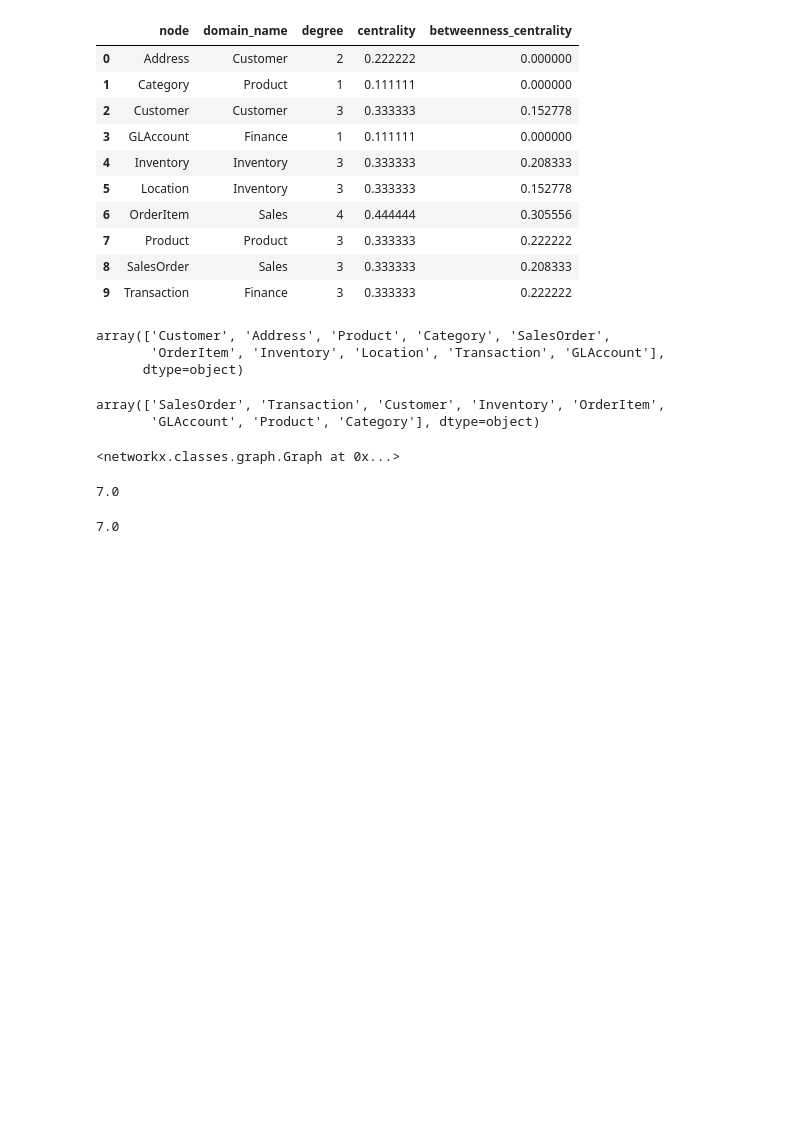
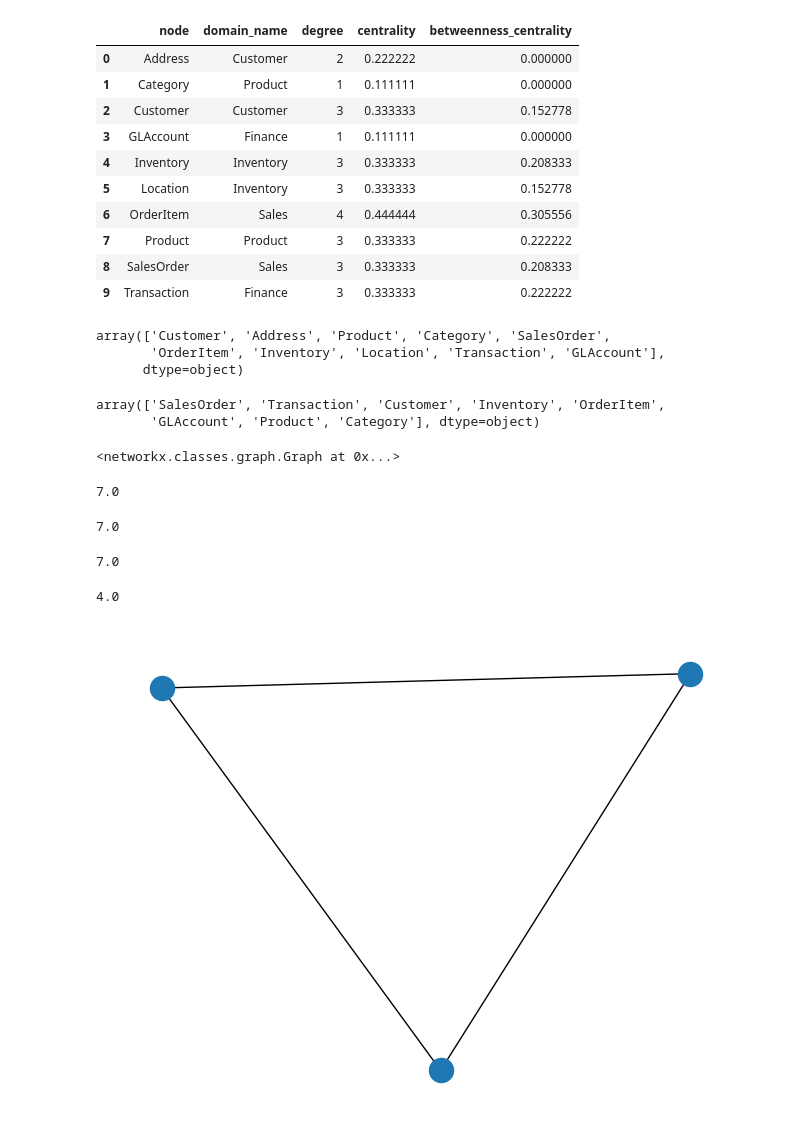
Before and after one commit to moria-ai-labs/data_readiness, a Jupyter notebook: notebooks/20250524-moria-schema-kpi-analysis-dev-notebook.v.0.1-c001.ipynb, the cells around one changed output. Cells and saved outputs as stored; diff of their text form; code cells hidden in the pictures; blank space fills up the shorter version.

```diff
--- a/notebooks/20250524-moria-schema-kpi-analysis-dev-notebook.v.0.1-c001.ipynb
+++ b/notebooks/20250524-moria-schema-kpi-analysis-dev-notebook.v.0.1-c001.ipynb
@@ -106,3 +106,20 @@ nx.algorithms.graph_edit_distance(G_schema, G_kpis)
 graph_explainer.graph_edit_distance_between_schema_and_kpis(G_schema, G_kpis)
 # %% [output]
 7.0
+# %%
+graph_explainer.graph_edit_distance_between_schema_and_kpis(G_kpis, G_schema)
+# %% [output]
+7.0
+# %%
+G1 = nx.cycle_graph(3)
+G2 = nx.wheel_graph(4)
+for v in nx.optimize_graph_edit_distance(G1, G2):
+    minv = v
+# %%
+minv
+# %% [output]
+4.0
+# %%
+nx.draw(G1)
+# %% [output]
+[figure, added]
```
Also changed, not shown: parts of 1 cell of this notebook.
